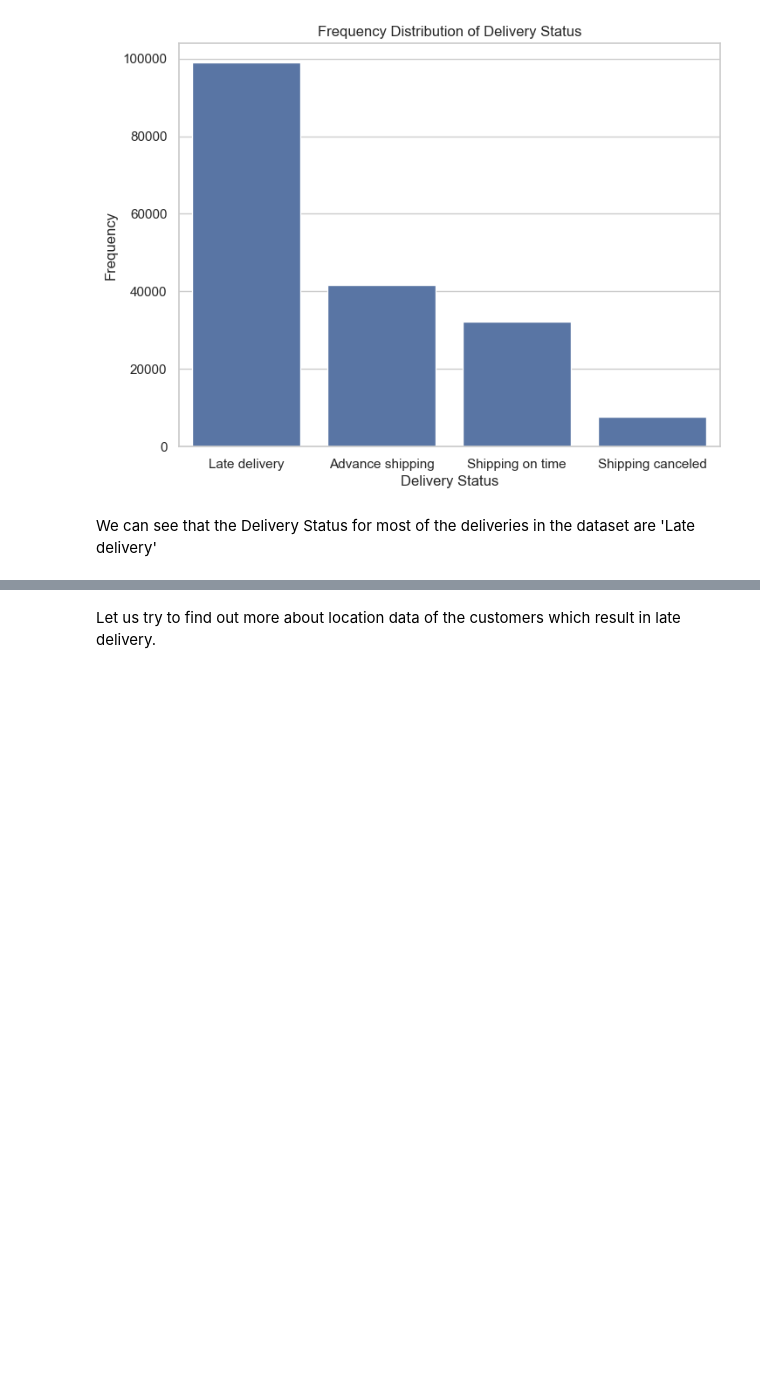
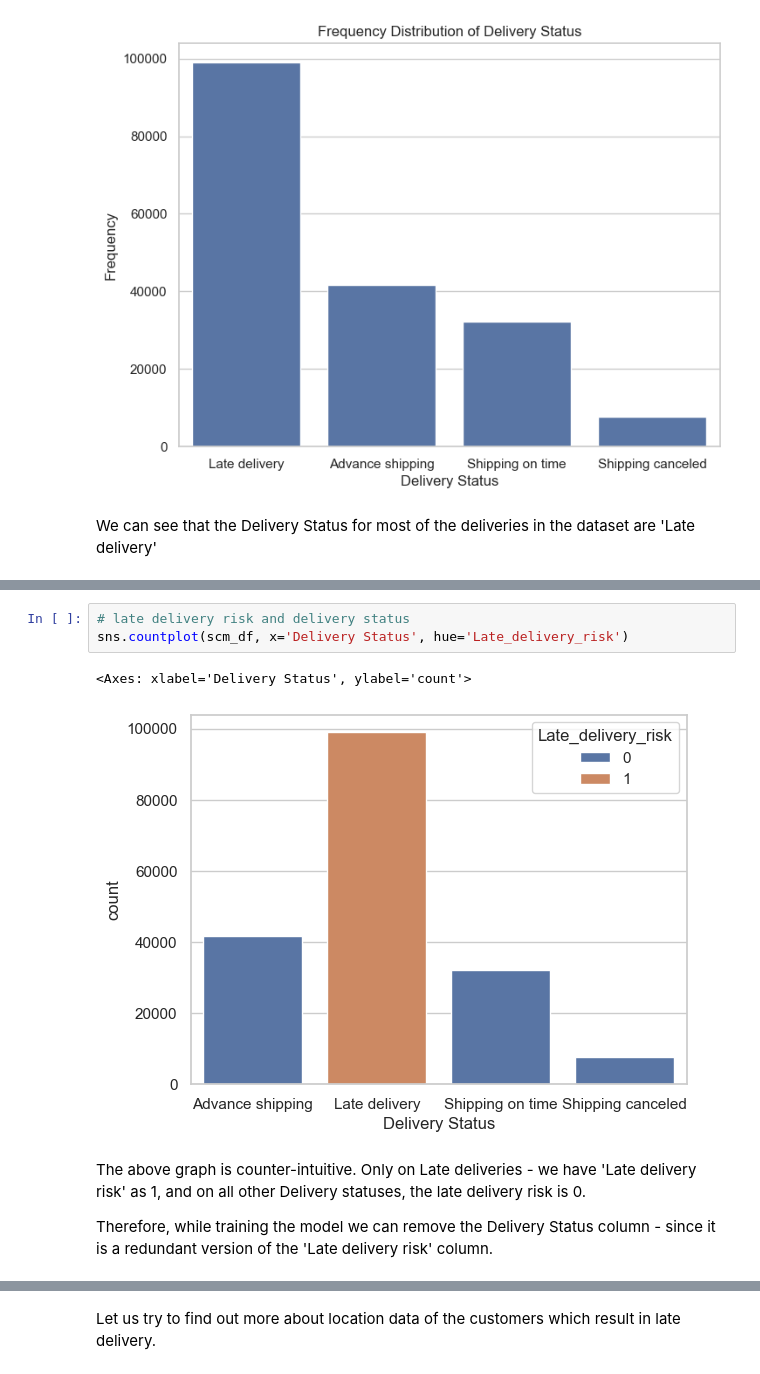
Before and after one commit to rkaushick-neu/info6105-data_science, a Jupyter notebook: MidTermProject/RishLK_MidTermProject.ipynb, the cells around one changed output, grey strips where cells are left out. Saved outputs shown, nothing was run; the diff lists cells and outputs as text; blank space fills up the shorter version.

```diff
--- a/MidTermProject/RishLK_MidTermProject.ipynb
+++ b/MidTermProject/RishLK_MidTermProject.ipynb
@@ -195,0 +205,11 @@ We can see that the Delivery Status for most of the deliveries in the dataset ar
+# %%
+# late delivery risk and delivery status
+sns.countplot(scm_df, x='Delivery Status', hue='Late_delivery_risk')
+# %% [output]
+<Axes: xlabel='Delivery Status', ylabel='count'>
+[figure, added]
+# %% [markdown]
+The above graph is counter-intuitive. Only on Late deliveries - we have 'Late delivery risk' as 1, and on all other Delivery statuses, the late delivery risk is 0.
+
+
+Therefore, while training the model we can remove the Delivery Status column - since it is a redundant version of the 'Late delivery risk' column.
```
Also changed, not shown: parts of 18 cells of this notebook.
